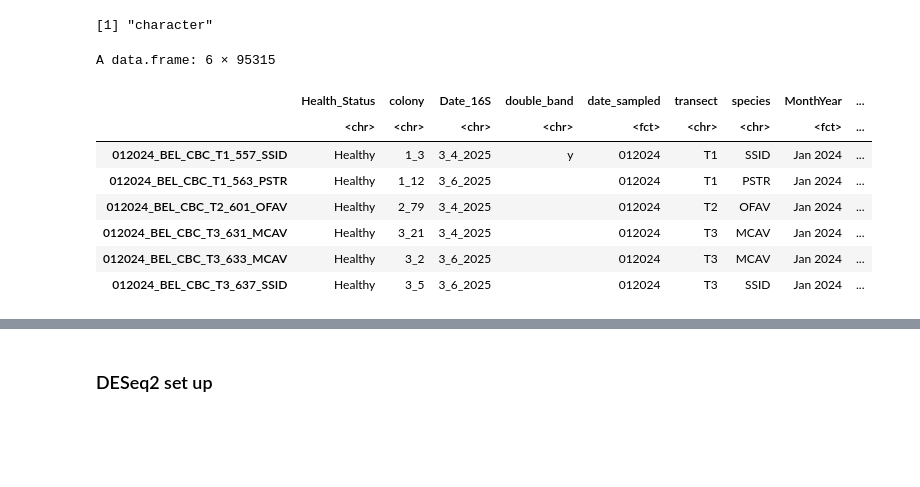
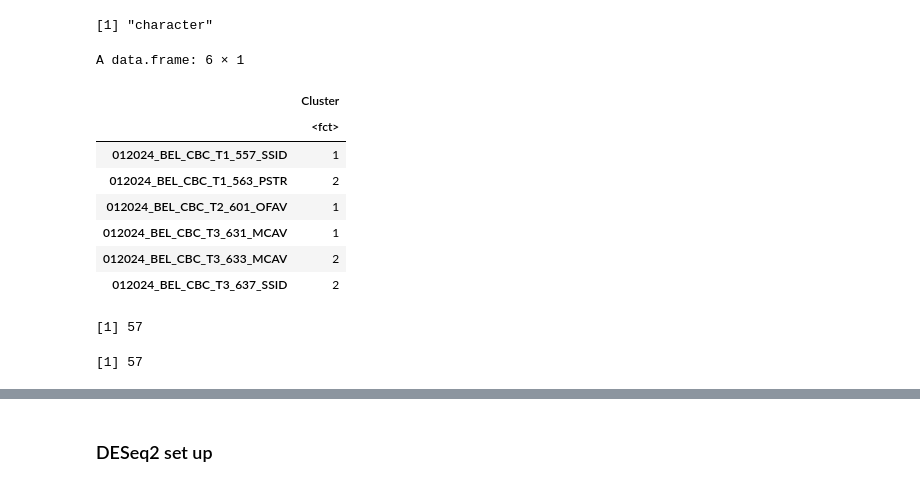
Before and after one commit to cdesouza02/BEL_16S_output, a Jupyter notebook: DEseq2.ipynb, the cells around one changed output, grey strips where cells are left out. Drawn from its saved outputs; the diff is of its cells as text; code cells hidden in the pictures; blank space fills up the shorter version.

Commit message:
deseq clean

```diff
--- a/DEseq2.ipynb
+++ b/DEseq2.ipynb
@@ -146,12 +119,23 @@ sample_clean$Cluster <- factor(sample_clean$Cluster, levels = c("Cluster1", "Clu
-# %%
-head(sample_clean)
-# %% [output]
-A data.frame: 6 × 95315
-|  | Health_Status | colony | Date_16S | double_band | date_sampled | transect | species | MonthYear | ... |
-|  | <chr> | <chr> | <chr> | <chr> | <fct> | <chr> | <chr> | <fct> | ... |
-| 012024_BEL_CBC_T1_557_SSID | Healthy | 1_3 | 3_4_2025 | y | 012024 | T1 | SSID | Jan 2024 | ... |
-| 012024_BEL_CBC_T1_563_PSTR | Healthy | 1_12 | 3_6_2025 |  | 012024 | T1 | PSTR | Jan 2024 | ... |
-| 012024_BEL_CBC_T2_601_OFAV | Healthy | 2_79 | 3_4_2025 |  | 012024 | T2 | OFAV | Jan 2024 | ... |
-| 012024_BEL_CBC_T3_631_MCAV | Healthy | 3_21 | 3_4_2025 |  | 012024 | T3 | MCAV | Jan 2024 | ... |
-| 012024_BEL_CBC_T3_633_MCAV | Healthy | 3_2 | 3_6_2025 |  | 012024 | T3 | MCAV | Jan 2024 | ... |
-| 012024_BEL_CBC_T3_637_SSID | Healthy | 3_5 | 3_6_2025 |  | 012024 | T3 | SSID | Jan 2024 | ... |
+# %%
+# Convert to data frame for safe merging
+#remember grp is what I named the parent clusters when I split them for the red dendogram
+parent <- data.frame(
+  Cluster = factor(grp)
+)
+head(parent)
+# %% [output]
+A data.frame: 6 × 1
+|  | Cluster |
+|  | <fct> |
+| 012024_BEL_CBC_T1_557_SSID | 1 |
+| 012024_BEL_CBC_T1_563_PSTR | 2 |
+| 012024_BEL_CBC_T2_601_OFAV | 1 |
+| 012024_BEL_CBC_T3_631_MCAV | 1 |
+| 012024_BEL_CBC_T3_633_MCAV | 2 |
+| 012024_BEL_CBC_T3_637_SSID | 2 |
+# %%
+length(rownames(sample_clean))
+length(rownames(parent))
+# %% [output]
+[1] 57
+[1] 57
```
Also changed, not shown: parts of 26 cells of this notebook, 1 other file.
